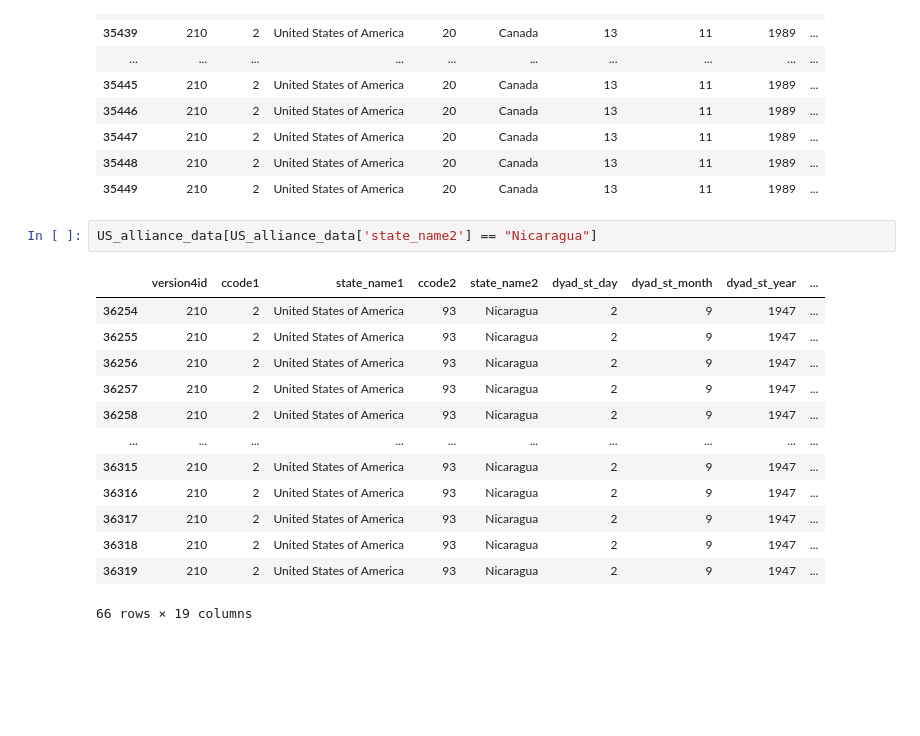
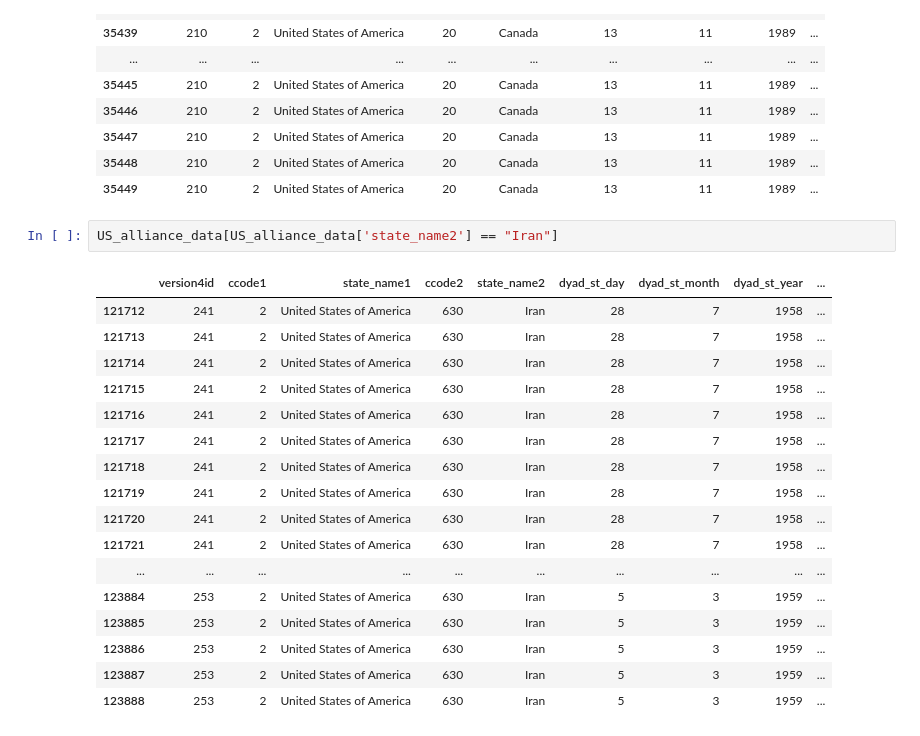
Before and after one commit to tomwillcode/American_Foreign_Policy_Research, a Jupyter notebook: American_Foreign_Policy_EDA.ipynb, the cells around one changed output. Cells and saved outputs as stored; diff of their text form; blank space fills up the shorter version.

```diff
--- a/American_Foreign_Policy_EDA.ipynb
+++ b/American_Foreign_Policy_EDA.ipynb
@@ -65,18 +54,22 @@ US_alliance_data.head(20)
 | 35448 | 210 | 2 | United States of America | 20 | Canada | 13 | 11 | 1989 | ... |
 | 35449 | 210 | 2 | United States of America | 20 | Canada | 13 | 11 | 1989 | ... |
 # %%
-US_alliance_data[US_alliance_data['state_name2'] == "Nicaragua"]
+US_alliance_data[US_alliance_data['state_name2'] == "Iran"]
 # %% [output]
 |  | version4id | ccode1 | state_name1 | ccode2 | state_name2 | dyad_st_day | dyad_st_month | dyad_st_year | ... |
-| 36254 | 210 | 2 | United States of America | 93 | Nicaragua | 2 | 9 | 1947 | ... |
-| 36255 | 210 | 2 | United States of America | 93 | Nicaragua | 2 | 9 | 1947 | ... |
-| 36256 | 210 | 2 | United States of America | 93 | Nicaragua | 2 | 9 | 1947 | ... |
-| 36257 | 210 | 2 | United States of America | 93 | Nicaragua | 2 | 9 | 1947 | ... |
-| 36258 | 210 | 2 | United States of America | 93 | Nicaragua | 2 | 9 | 1947 | ... |
+| 121712 | 241 | 2 | United States of America | 630 | Iran | 28 | 7 | 1958 | ... |
+| 121713 | 241 | 2 | United States of America | 630 | Iran | 28 | 7 | 1958 | ... |
+| 121714 | 241 | 2 | United States of America | 630 | Iran | 28 | 7 | 1958 | ... |
+| 121715 | 241 | 2 | United States of America | 630 | Iran | 28 | 7 | 1958 | ... |
+| 121716 | 241 | 2 | United States of America | 630 | Iran | 28 | 7 | 1958 | ... |
+| 121717 | 241 | 2 | United States of America | 630 | Iran | 28 | 7 | 1958 | ... |
+| 121718 | 241 | 2 | United States of America | 630 | Iran | 28 | 7 | 1958 | ... |
+| 121719 | 241 | 2 | United States of America | 630 | Iran | 28 | 7 | 1958 | ... |
+| 121720 | 241 | 2 | United States of America | 630 | Iran | 28 | 7 | 1958 | ... |
+| 121721 | 241 | 2 | United States of America | 630 | Iran | 28 | 7 | 1958 | ... |
 | ... | ... | ... | ... | ... | ... | ... | ... | ... | ... |
-| 36315 | 210 | 2 | United States of America | 93 | Nicaragua | 2 | 9 | 1947 | ... |
-| 36316 | 210 | 2 | United States of America | 93 | Nicaragua | 2 | 9 | 1947 | ... |
-| 36317 | 210 | 2 | United States of America | 93 | Nicaragua | 2 | 9 | 1947 | ... |
-| 36318 | 210 | 2 | United States of America | 93 | Nicaragua | 2 | 9 | 1947 | ... |
-| 36319 | 210 | 2 | United States of America | 93 | Nicaragua | 2 | 9 | 1947 | ... |
+| 123884 | 253 | 2 | United States of America | 630 | Iran | 5 | 3 | 1959 | ... |
+| 123885 | 253 | 2 | United States of America | 630 | Iran | 5 | 3 | 1959 | ... |
+| 123886 | 253 | 2 | United States of America | 630 | Iran | 5 | 3 | 1959 | ... |
+| 123887 | 253 | 2 | United States of America | 630 | Iran | 5 | 3 | 1959 | ... |
+| 123888 | 253 | 2 | United States of America | 630 | Iran | 5 | 3 | 1959 | ... |
-66 rows × 19 columns
```
Also changed, not shown: parts of 4 cells of this notebook.
